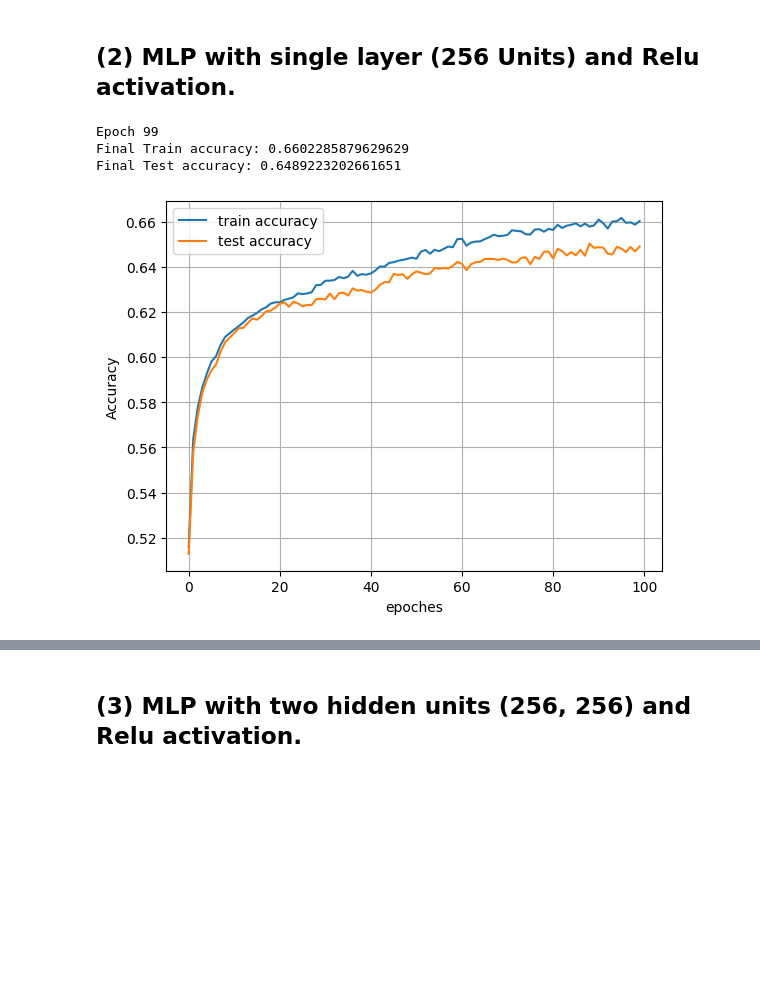
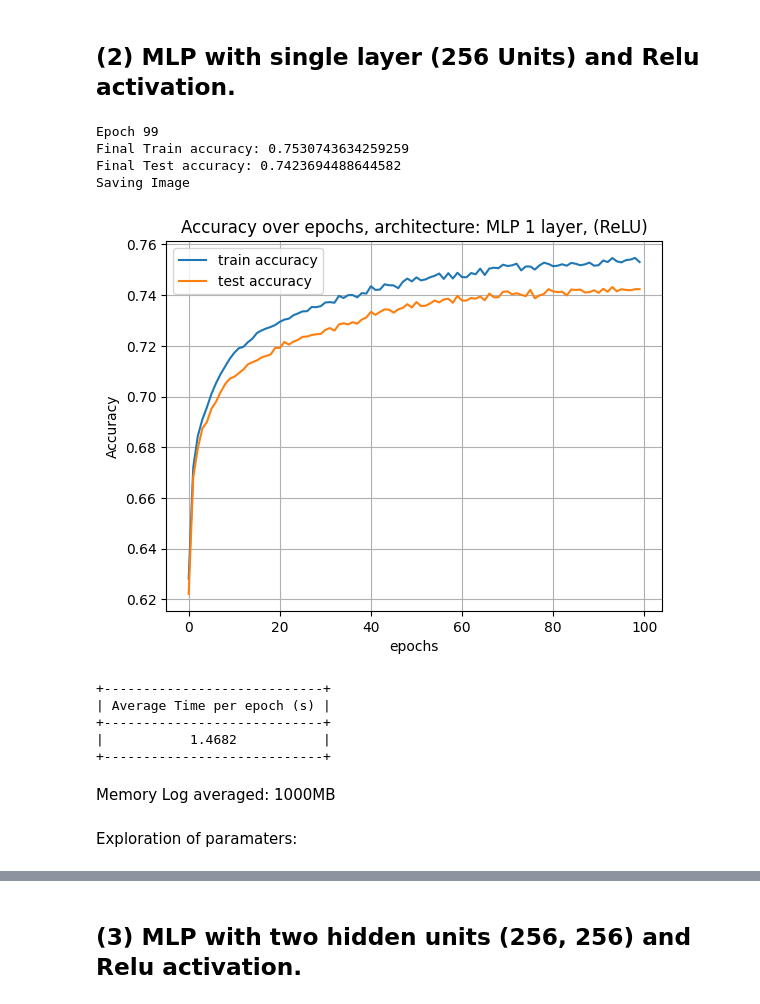
Before and after one commit to sebastian9991/ClassificationImageData-MLP-and-CNN, a Jupyter notebook: miniproject.ipynb, the cells around one changed output, grey strips where cells are left out. Drawn from its saved outputs; the diff is of its cells as text; code cells hidden in the pictures; blank space fills up the shorter version.

```diff
--- a/miniproject.ipynb
+++ b/miniproject.ipynb
@@ -92,11 +134,21 @@ Final Test accuracy: 0.4252856936207146
 # %%
 activation_loss_function = ActivationFunction(func=softmax, derivative=softmax_derivative)
 activation_function_relu = ActivationFunction(func = ReLU, derivative= ReLU_derivative)
 mlp_1_hidden_layers_relu = MLPSoftmax(initalizer=random_optimized_initalizer, activation_functions = [activation_loss_function, activation_function_relu], layer_sizes=[784,256, 11]) #We know the dimensions from torch.flatten()
 mlp_1_hidden_layers_relu.fit(X_train= X_train, y_train= y_train, X_test=X_test, y_test=y_test, learning_rate=0.001,
-                         epochs=100, batch=128, termination_condition=1e-2, max_iters=1000, plot=True)
+                         epochs=100, batch=128, termination_condition=1e-2, max_iters=1000, display_plot=True, save_figure_name="MLP_1_Relu", architecture_title="MLP 1 layer, (ReLU)")
 # %% [output]
 Epoch 99
-Final Train accuracy: 0.6602285879629629
-Final Test accuracy: 0.6489223202661651
+Final Train accuracy: 0.7530743634259259
+Final Test accuracy: 0.7423694488644582
+Saving Image
-[figure, old version]
+[figure, new version]
++----------------------------+
+| Average Time per epoch (s) |
++----------------------------+
+|           1.4682           |
++----------------------------+
+# %% [markdown]
+Memory Log averaged: 1000MB
+# %% [markdown]
+Exploration of paramaters:
```
Also changed, not shown: parts of 39 cells of this notebook, 2 other files.
